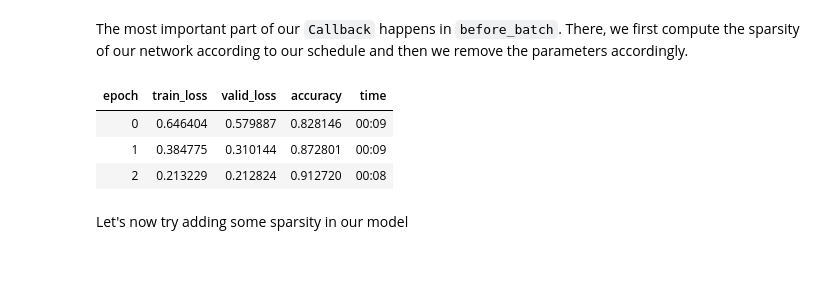
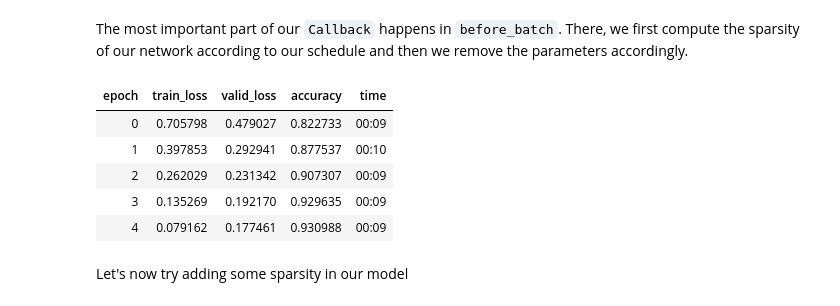
Before and after one commit to nathanhubens/fasterai, a Jupyter notebook: nbs/02_sparsify_callback.ipynb, the cells around one changed output. Drawn from its saved outputs; the diff is of its cells as text; code cells hidden in the pictures; blank space fills up the shorter version.

```diff
--- a/nbs/02_sparsify_callback.ipynb
+++ b/nbs/02_sparsify_callback.ipynb
@@ -88,12 +88,14 @@ The most important part of our `Callback` happens in `before_batch`. There, we f
 learn = cnn_learner(dls, resnet18, metrics=accuracy)
 learn.unfreeze()
 # %%
-learn.fit_one_cycle(3)
+learn.fit_one_cycle(5)
 # %% [output]
 | epoch | train_loss | valid_loss | accuracy | time |
-| 0 | 0.646404 | 0.579887 | 0.828146 | 00:09 |
-| 1 | 0.384775 | 0.310144 | 0.872801 | 00:09 |
-| 2 | 0.213229 | 0.212824 | 0.912720 | 00:08 |
+| 0 | 0.705798 | 0.479027 | 0.822733 | 00:09 |
+| 1 | 0.397853 | 0.292941 | 0.877537 | 00:10 |
+| 2 | 0.262029 | 0.231342 | 0.907307 | 00:09 |
+| 3 | 0.135269 | 0.192170 | 0.929635 | 00:09 |
+| 4 | 0.079162 | 0.177461 | 0.930988 | 00:09 |
 # %% [markdown]
 Let's now try adding some sparsity in our model
 # %%
```
Also changed, not shown: parts of 5 cells of this notebook, 9 other files.
